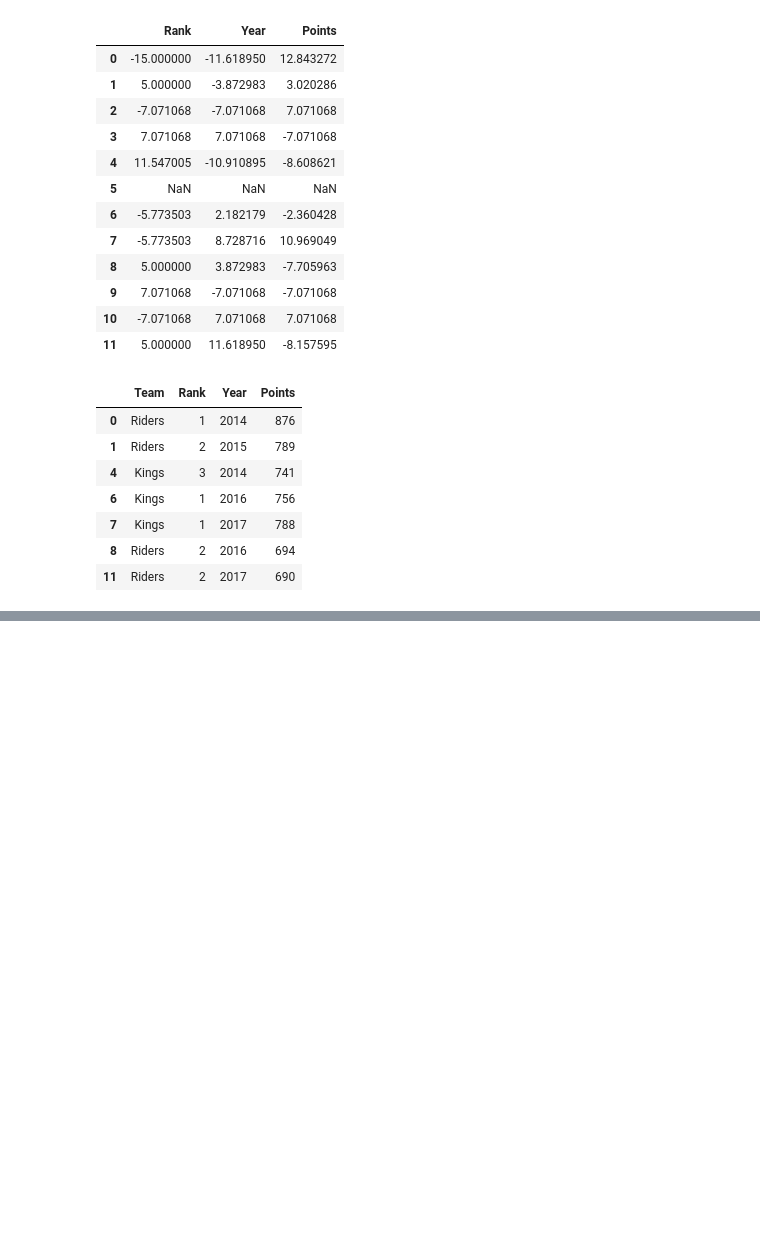
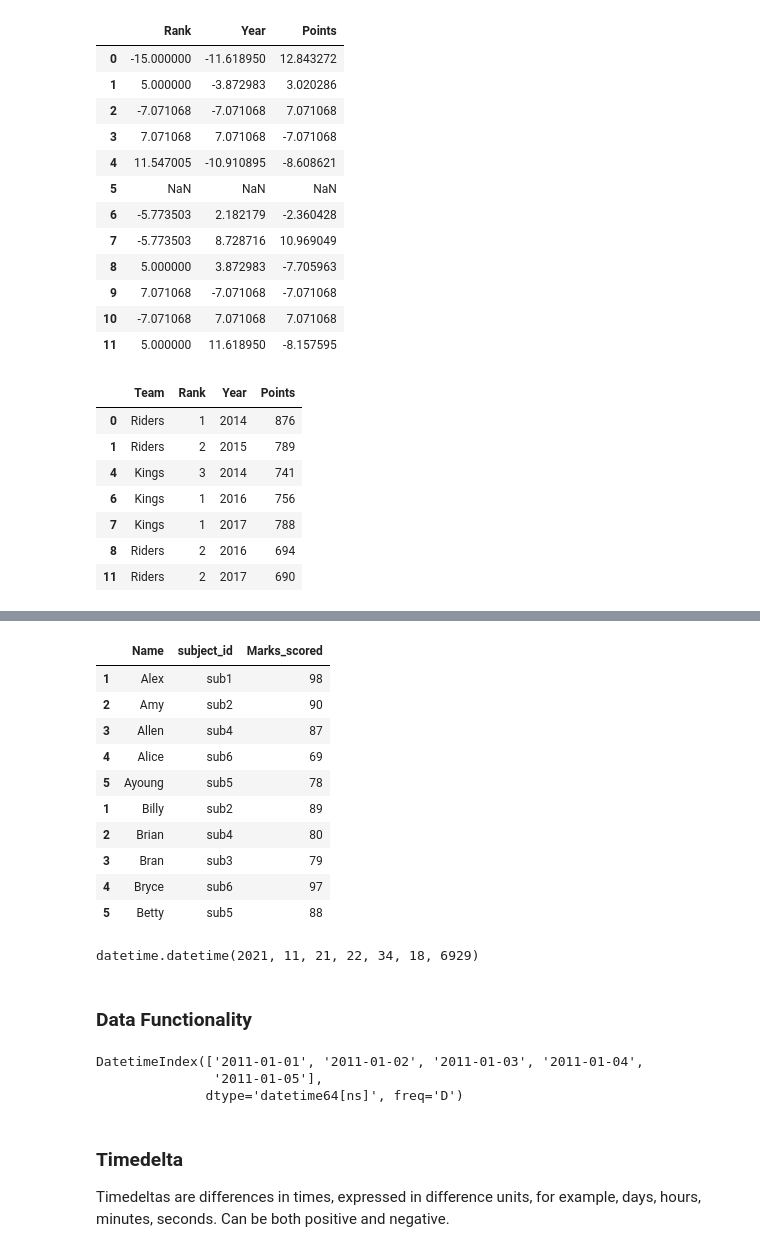
Before and after one commit to karenacorn99/data-science-cheatcheets, a Jupyter notebook: pandas.ipynb, the cells around one changed output, grey strips where cells are left out. Cells and saved outputs as stored; diff of their text form; code cells hidden in the pictures; blank space fills up the shorter version.

```diff
--- a/pandas.ipynb
+++ b/pandas.ipynb
@@ -1676,0 +1865,31 @@ df.groupby('Team').filter(lambda x : len(x) >= 3)
+# %%
+# concatenating using append
+one.append(two)
+# %% [output]
+|  | Name | subject_id | Marks_scored |
+| 1 | Alex | sub1 | 98 |
+| 2 | Amy | sub2 | 90 |
+| 3 | Allen | sub4 | 87 |
+| 4 | Alice | sub6 | 69 |
+| 5 | Ayoung | sub5 | 78 |
+| 1 | Billy | sub2 | 89 |
+| 2 | Brian | sub4 | 80 |
+| 3 | Bran | sub3 | 79 |
+| 4 | Bryce | sub6 | 97 |
+| 5 | Betty | sub5 | 88 |
+# %%
+# Time Series
+pd.datetime.now() # deprecated
+# %% [output]
+datetime.datetime(2021, 11, 21, 22, 34, 18, 6929)
+# %% [markdown]
+### Data Functionality
+# %%
+pd.date_range('1/1/2011', periods=5)
+# %% [output]
+DatetimeIndex(['2011-01-01', '2011-01-02', '2011-01-03', '2011-01-04',
+               '2011-01-05'],
+              dtype='datetime64[ns]', freq='D')
+# %% [markdown]
+### Timedelta
+Timedeltas are differences in times, expressed in difference units, for example, days, hours, minutes, seconds. Can be both positive and negative.
```
Also changed, not shown: parts of 28 cells of this notebook.
